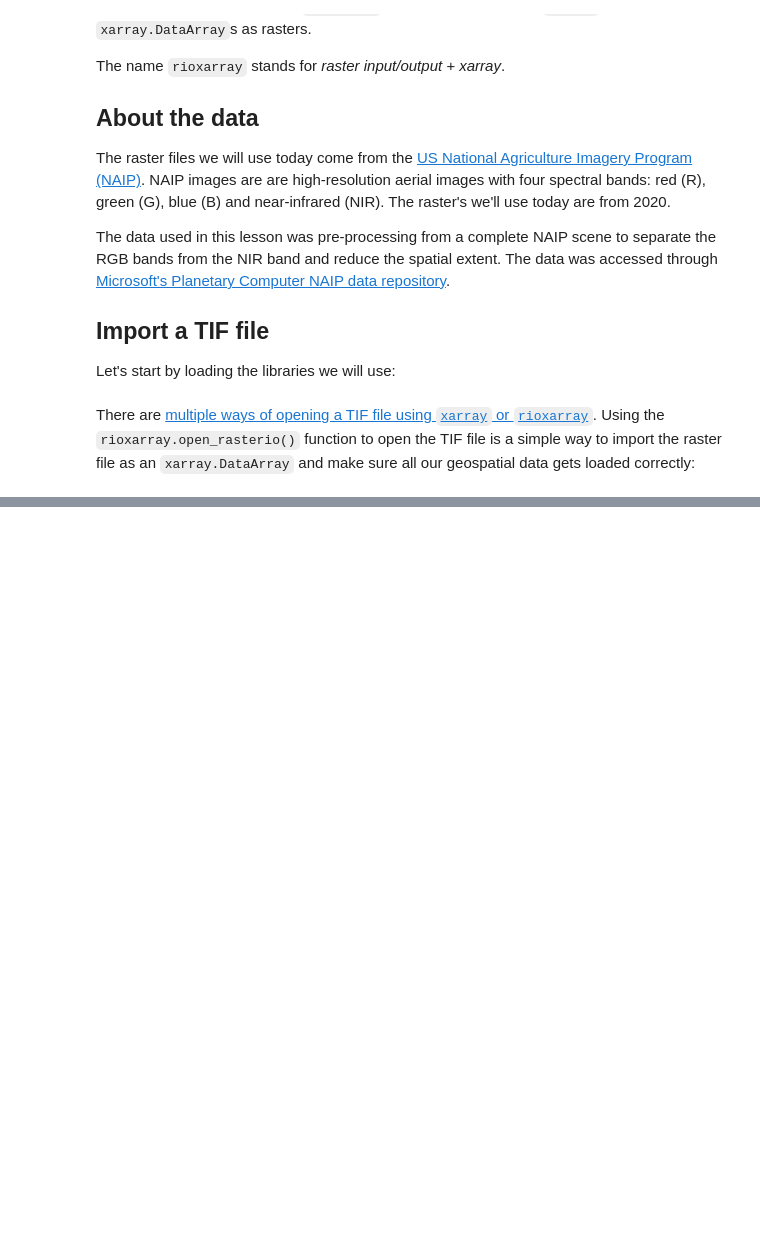
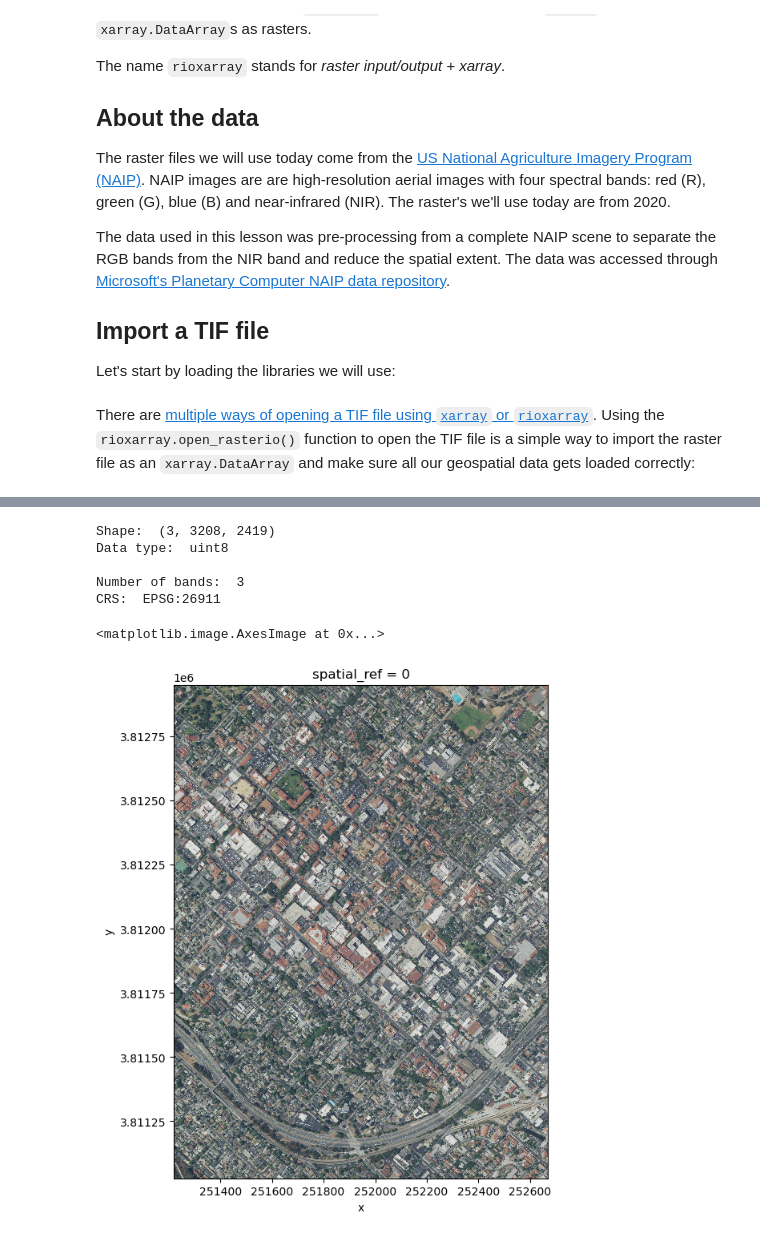
Before and after one commit to sarah-busby/eds220-in-class, a Jupyter notebook: week-8-rioxarray-STUDENTS.ipynb, the cells around one changed output, grey strips where cells are left out. Drawn from its saved outputs; the diff is of its cells as text; code cells hidden in the pictures; blank space fills up the shorter version.

```diff
--- a/week-8-rioxarray-STUDENTS.ipynb
+++ b/week-8-rioxarray-STUDENTS.ipynb
@@ -28,0 +108,5 @@ root = os.path.join('/',
+# %%
+# Import RGB raster
+fp = os.path.join('data', 'NAIP_SB', 'NAIP_SB_rgb.tif')
+rgb = rioxr.open_rasterio(fp)
+rgb
@@ -28,0 +132,19 @@ root = os.path.join('/',
+# %%
+# Examine raster attributes using rio accessor
+print('Shape: ', rgb.shape)
+print('Data type: ', rgb.dtype, '\n')
+print('Number of bands: ', rgb.rio.count)
+print('CRS: ', rgb.rio.crs)
+# %% [output]
+Shape:  (3, 3208, 2419)
+Data type:  uint8
+
+Number of bands:  3
+CRS:  EPSG:26911
+# %%
+# Plot three bands as RGB image
+rgb_aspect_ratio = rgb.rio.width / rgb.rio.height
+rgb.plot.imshow(figsize=(8*rgb_aspect_ratio, 8)) # Number is in inches, multiply first by aspect ratio
+# %% [output]
+<matplotlib.image.AxesImage at 0x...>
+[figure, added]
```
Also changed, not shown: parts of 25 cells of this notebook.
